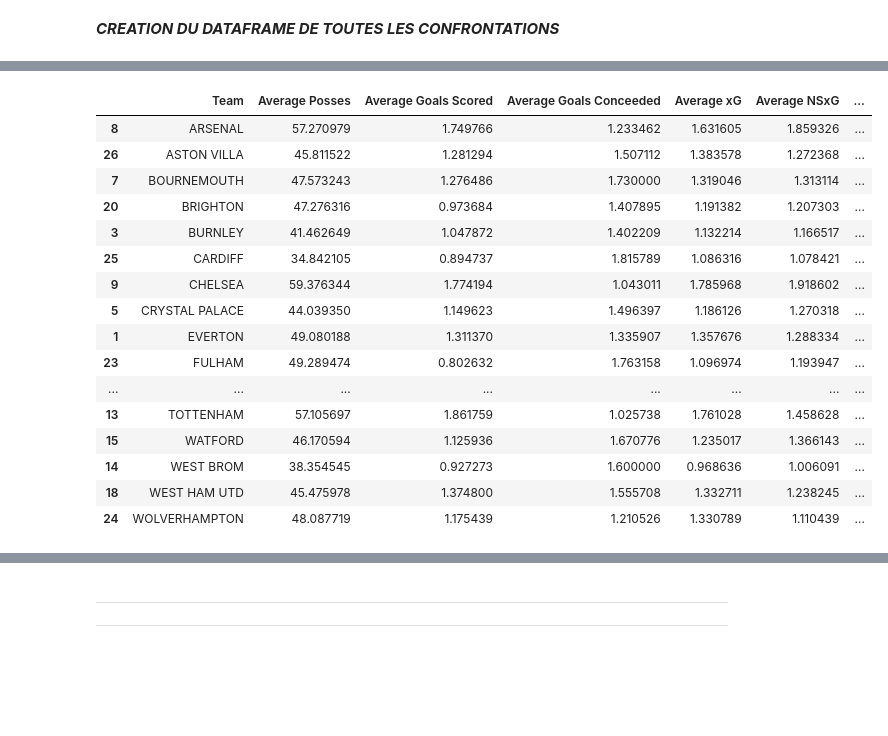
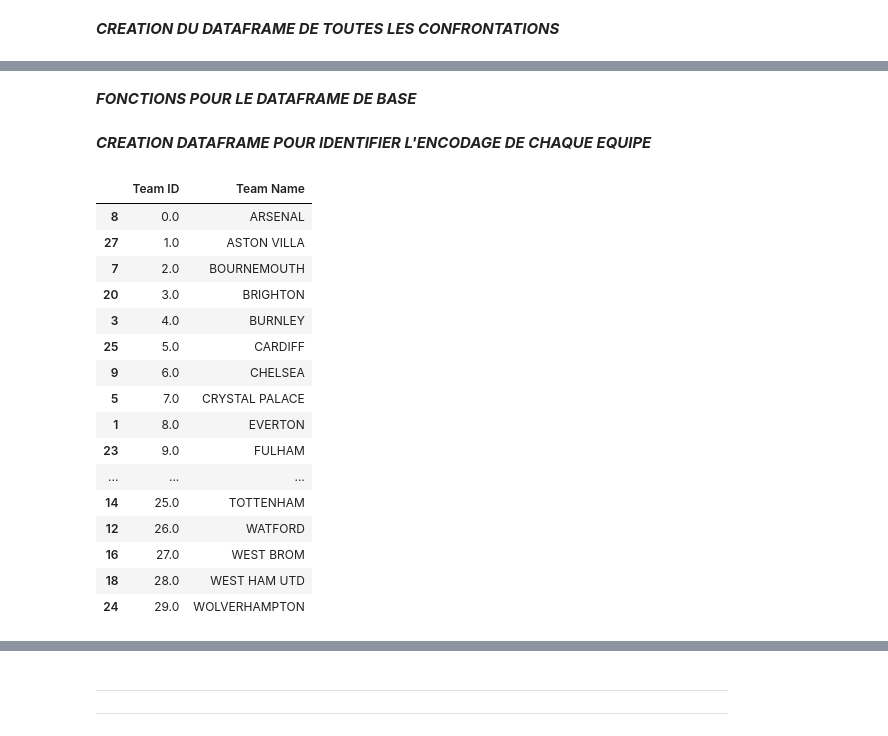
Before and after one commit to SamSamV/Predictions_Match_Outcome, a Jupyter notebook: toma.ipynb, the cells around one changed output, grey strips where cells are left out. Drawn from its saved outputs; the diff is of its cells as text; code cells hidden in the pictures; blank space fills up the shorter version.

```diff
--- a/toma.ipynb
+++ b/toma.ipynb
@@ -212,21 +216,21 @@ def get_L3M(df, team, date, match_id, feature):
             f_score -= row[feature] # (on fait bien - pour inverser les -1 des victoires à l'extérieur) ou la score difference
     return f_score/3
 # %%
-featuresL3M = ["Goals Scored", "Goals Conceeded", "xG", "NSxG", "TotShots",
-                "RedC", "Importance"]
-fL3M = ["Match Outcome", "Score Difference"]
+# featuresL3M = ["Goals Scored", "Goals Conceeded", "xG", "NSxG", "TotShots",
+#                 "RedC", "Importance"]
+# fL3M = ["Match Outcome", "Score Difference"]
 
-# on applque les fonctions à tous les features
+# # on applque les fonctions à tous les features
 
-for feature in featuresL3M:
-    df["HT " + feature + " L3M"] = df.apply(lambda x: get_HA_L3M(df, x['Home Team'], x['date'], x.name, feature), axis=1)
-    df["AT " + feature + " L3M"] = df.apply(lambda x: get_HA_L3M(df, x['Away Team'], x['date'], x.name, feature), axis=1)
-for feature in fL3M:
-    df["HT " + feature + " L3M"] = df.apply(lambda x: get_L3M(df, x['Home Team'], x['date'], x.name, feature), axis=1)
-    df["AT " + feature + " L3M"] = df.apply(lambda x: get_L3M(df, x['Away Team'], x['date'], x.name, feature), axis=1)
+# for feature in featuresL3M:
+#     df["HT " + feature + " L3M"] = df.apply(lambda x: get_HA_L3M(df, x['Home Team'], x['date'], x.name, feature), axis=1)
+#     df["AT " + feature + " L3M"] = df.apply(lambda x: get_HA_L3M(df, x['Away Team'], x['date'], x.name, feature), axis=1)
+# for feature in fL3M:
+#     df["HT " + feature + " L3M"] = df.apply(lambda x: get_L3M(df, x['Home Team'], x['date'], x.name, feature), axis=1)
+#     df["AT " + feature + " L3M"] = df.apply(lambda x: get_L3M(df, x['Away Team'], x['date'], x.name, feature), axis=1)
 
 
-########################################################
-# ATTENTION 38 SECONDES POUR L'EXECUTION DE LA CELLULE #
-########################################################
+# ########################################################
+# # ATTENTION 38 SECONDES POUR L'EXECUTION DE LA CELLULE #
+# ########################################################
 # %%
@@ -370,0 +404,2 @@ matchs.head()
+# %% [markdown]
+***FONCTIONS POUR LE DATAFRAME DE BASE***
@@ -371,20 +420,28 @@ matchs.head()
+# %% [markdown]
+***CREATION DATAFRAME POUR IDENTIFIER L'ENCODAGE DE CHAQUE EQUIPE***
+# %%
+teams_ID = pd.DataFrame()
+encode_df()
+teams_ID["Team ID"] = df["Home Team"].unique()
+decode_df()
+teams_ID["Team Name"] = df["Home Team"].unique()
 # %%
-df_teams.sort_values("Team")
+teams_ID.sort_values("Team Name")
 # %% [output]
-|  | Team | Average Posses | Average Goals Scored | Average Goals Conceeded | Average xG | Average NSxG | ... |
-| 8 | ARSENAL | 57.270979 | 1.749766 | 1.233462 | 1.631605 | 1.859326 | ... |
-| 26 | ASTON VILLA | 45.811522 | 1.281294 | 1.507112 | 1.383578 | 1.272368 | ... |
-| 7 | BOURNEMOUTH | 47.573243 | 1.276486 | 1.730000 | 1.319046 | 1.313114 | ... |
-| 20 | BRIGHTON | 47.276316 | 0.973684 | 1.407895 | 1.191382 | 1.207303 | ... |
-| 3 | BURNLEY | 41.462649 | 1.047872 | 1.402209 | 1.132214 | 1.166517 | ... |
-| 25 | CARDIFF | 34.842105 | 0.894737 | 1.815789 | 1.086316 | 1.078421 | ... |
-| 9 | CHELSEA | 59.376344 | 1.774194 | 1.043011 | 1.785968 | 1.918602 | ... |
-| 5 | CRYSTAL PALACE | 44.039350 | 1.149623 | 1.496397 | 1.186126 | 1.270318 | ... |
-| 1 | EVERTON | 49.080188 | 1.311370 | 1.335907 | 1.357676 | 1.288334 | ... |
-| 23 | FULHAM | 49.289474 | 0.802632 | 1.763158 | 1.096974 | 1.193947 | ... |
-| ... | ... | ... | ... | ... | ... | ... | ... |
-| 13 | TOTTENHAM | 57.105697 | 1.861759 | 1.025738 | 1.761028 | 1.458628 | ... |
-| 15 | WATFORD | 46.170594 | 1.125936 | 1.670776 | 1.235017 | 1.366143 | ... |
-| 14 | WEST BROM | 38.354545 | 0.927273 | 1.600000 | 0.968636 | 1.006091 | ... |
-| 18 | WEST HAM UTD | 45.475978 | 1.374800 | 1.555708 | 1.332711 | 1.238245 | ... |
-| 24 | WOLVERHAMPTON | 48.087719 | 1.175439 | 1.210526 | 1.330789 | 1.110439 | ... |
+|  | Team ID | Team Name |
+| 8 | 0.0 | ARSENAL |
+| 27 | 1.0 | ASTON VILLA |
+| 7 | 2.0 | BOURNEMOUTH |
+| 20 | 3.0 | BRIGHTON |
+| 3 | 4.0 | BURNLEY |
+| 25 | 5.0 | CARDIFF |
+| 9 | 6.0 | CHELSEA |
+| 5 | 7.0 | CRYSTAL PALACE |
+| 1 | 8.0 | EVERTON |
+| 23 | 9.0 | FULHAM |
+| ... | ... | ... |
+| 14 | 25.0 | TOTTENHAM |
+| 12 | 26.0 | WATFORD |
+| 16 | 27.0 | WEST BROM |
+| 18 | 28.0 | WEST HAM UTD |
+| 24 | 29.0 | WOLVERHAMPTON |
```
Also changed, not shown: parts of 51 cells of this notebook, 2 other files.
